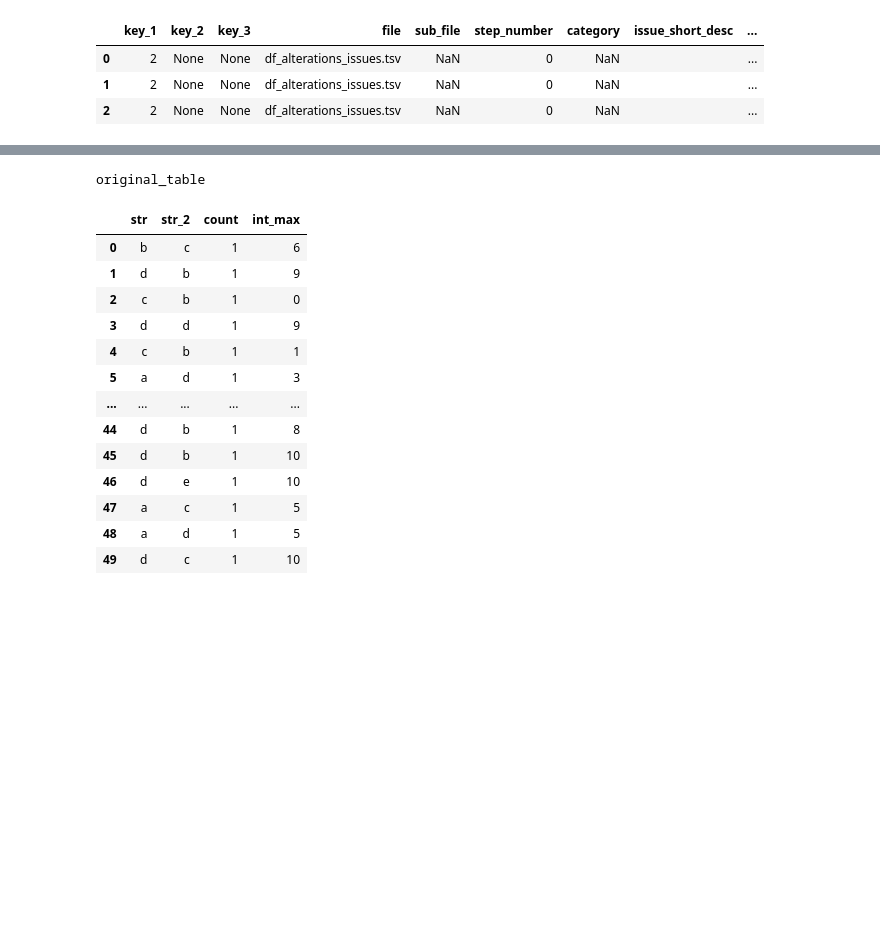
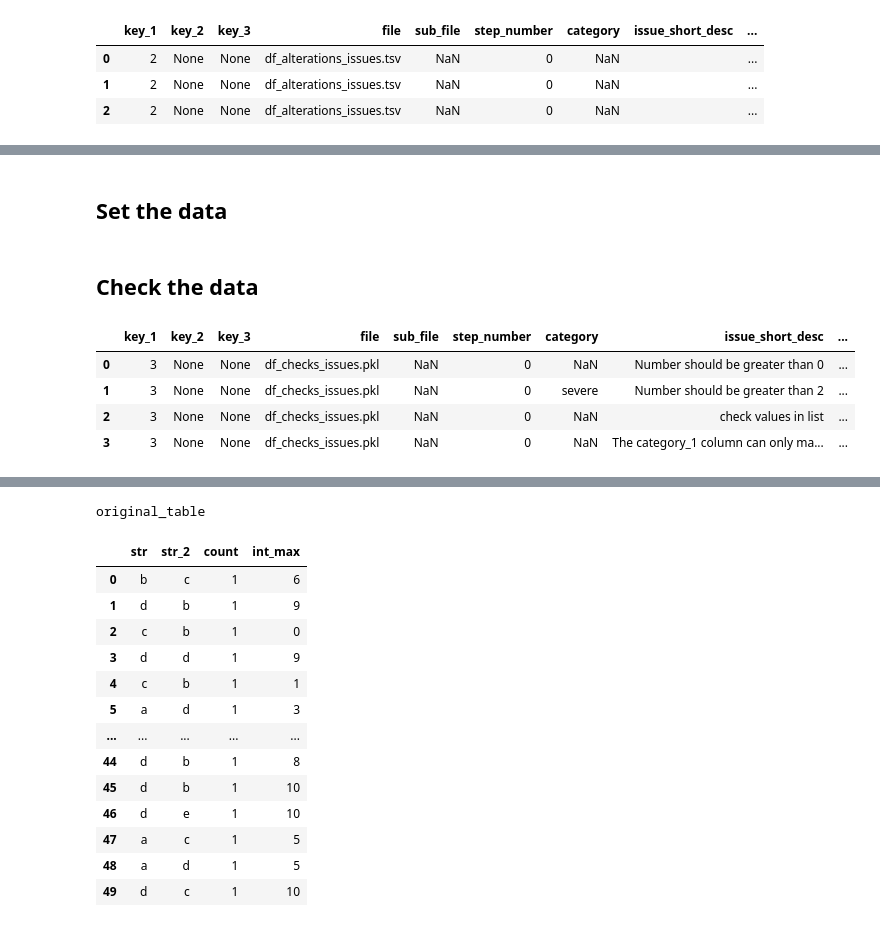
Before and after one commit to gigisr/data_etl, a Jupyter notebook: examples/02_example-Copy3.ipynb, the cells around one changed output, grey strips where cells are left out. Drawn from its saved outputs; the diff is of its cells as text; code cells hidden in the pictures; blank space fills up the shorter version.

```diff
--- a/examples/01_example.ipynb
+++ b/examples/02_example-Copy3.ipynb
@@ -519,0 +358,2 @@ Set the data
+# %% [markdown]
+## Set the data
@@ -519,0 +365,52 @@ Set the data
+# %% [markdown]
+## Check the data
+# %%
+dict_cat_1_map = {
+    'A': ['a', 'z'],
+    'B': ['b'],
+    'C': ['c'],
+    'D': ['d'],
+    'Y': ['y'],
+    'Z': ['z']
+}
+
+dict_checks = {
+    'Number should be greater than 0': {
+        'calc_condition': lambda df, col, **kwargs: df['number'] <= 0
+    },
+    'Number should be greater than 2': {
+        "columns": ['number'],
+        'calc_condition': lambda df, col, **kwargs: df[col] <= 2,
+        'category': 'severe'
+    },
+    'check values in list': {
+        'columns': ['category_1'],
+        'calc_condition': lambda df, col, **kwargs: ~df[col].isin(['A', 'B', 'C', 'D']),
+        'long_description': lambda df, col, condition, **kwargs:
+            f"The invalid values are: {df.loc[~df[col].isin(['A', 'B', 'C', 'D'])][col].unique().tolist()}"
+    },
+    'The category_1 column can only map to certain values': {
+        'calc_condition': lambda df, col, **kwargs: [
+            item[1] not in dict_cat_1_map[item[0]] for item in
+            df[['category_1', 'category_2']].values.tolist()
+        ],
+        'check_condition': lambda df, col, condition, **kwargs: sum(condition) > 0,
+        'count_condition': lambda df, col, condition, **kwargs: sum(condition),
+        'index_position': lambda df, col, condition, **kwargs: pd.Series(condition),
+        'relevant_columns': lambda df, col, condition, **kwargs: 'category_1, category_2',
+        'long_description': lambda df, col, condition, **kwargs: (
+            f"The values that have no mapping are: "
+            f"{df.loc[pd.Series(condition)]['category_1'].unique().tolist()}"
+        )
+    }
+}
+# %%
+ch_checks.apply_checks(dict_data, dictionary=dict_checks)
+# %%
+ch_checks.df_issues
+# %% [output]
+|  | key_1 | key_2 | key_3 | file | sub_file | step_number | category | issue_short_desc | ... |
+| 0 | 3 | None | None | df_checks_issues.pkl | NaN | 0 | NaN | Number should be greater than 0 | ... |
+| 1 | 3 | None | None | df_checks_issues.pkl | NaN | 0 | severe | Number should be greater than 2 | ... |
+| 2 | 3 | None | None | df_checks_issues.pkl | NaN | 0 | NaN | check values in list | ... |
+| 3 | 3 | None | None | df_checks_issues.pkl | NaN | 0 | NaN | The category_1 column can only ma... | ... |
```
Also changed, not shown: parts of 119 cells of this notebook, 3 other files.
